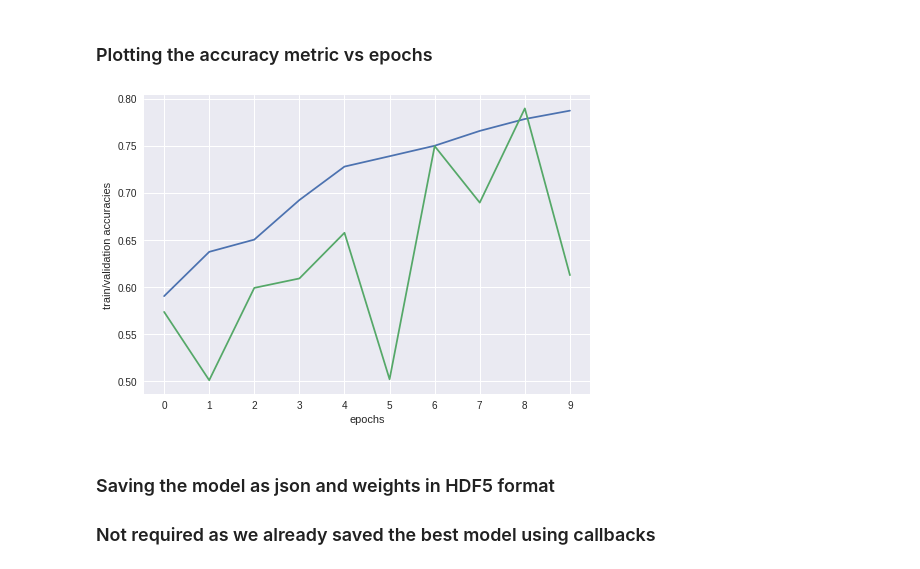
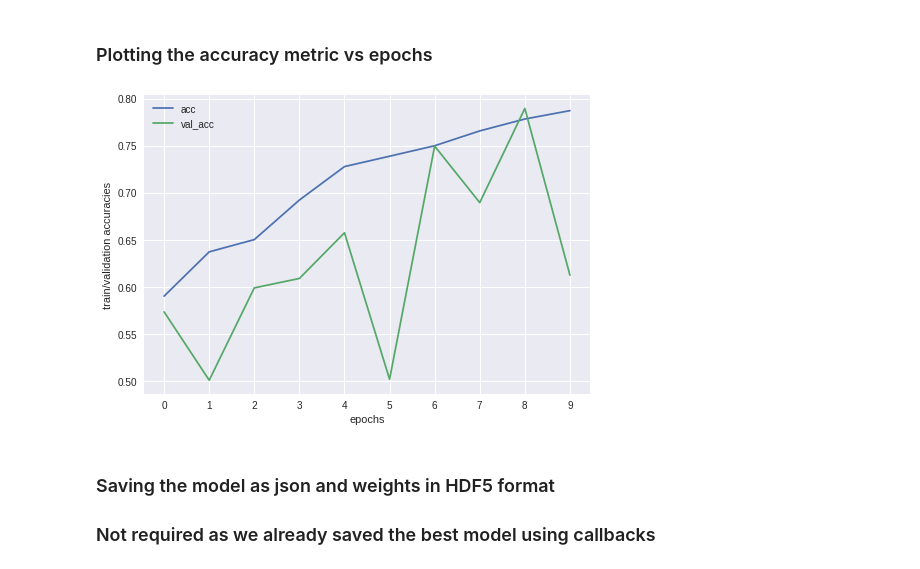
Before and after one commit to dhirensk/ai, a Jupyter notebook: CNN.ipynb, the cells around one changed output. Cells and saved outputs as stored; diff of their text form; code cells hidden in the pictures.

```diff
--- a/CNN.ipynb
+++ b/CNN.ipynb
@@ -261,20 +261,21 @@ Validation/Test accuracy of last epoch =0.6125
 # %%
 import pandas as pd
 import matplotlib.pyplot as plt
 import numpy as np
 logfile = pd.read_csv('/content/gdrive/My Drive/Colab Notebooks/epoch_logs.csv', header=0)
 epochs = logfile.iloc[:,0].values
 acc = logfile.iloc[:,1].values
 val_acc = logfile.iloc[:,3].values
 
-plt.plot(acc)
+plt.plot(acc, label='acc')
 plt.xlabel('epochs')
+plt.plot(val_acc, label='val_acc')
 plt.ylabel('train/validation accuracies')
-plt.plot(val_acc)
+plt.legend()
 plt.xticks(np.arange(len(acc)), epochs)
 plt.show()
 # %% [output]
-[figure, old version]
+[figure, new version]
 # %% [markdown]
 ### Saving the model as json and weights in HDF5 format
 ### Not required as we already saved the best model using callbacks
```
